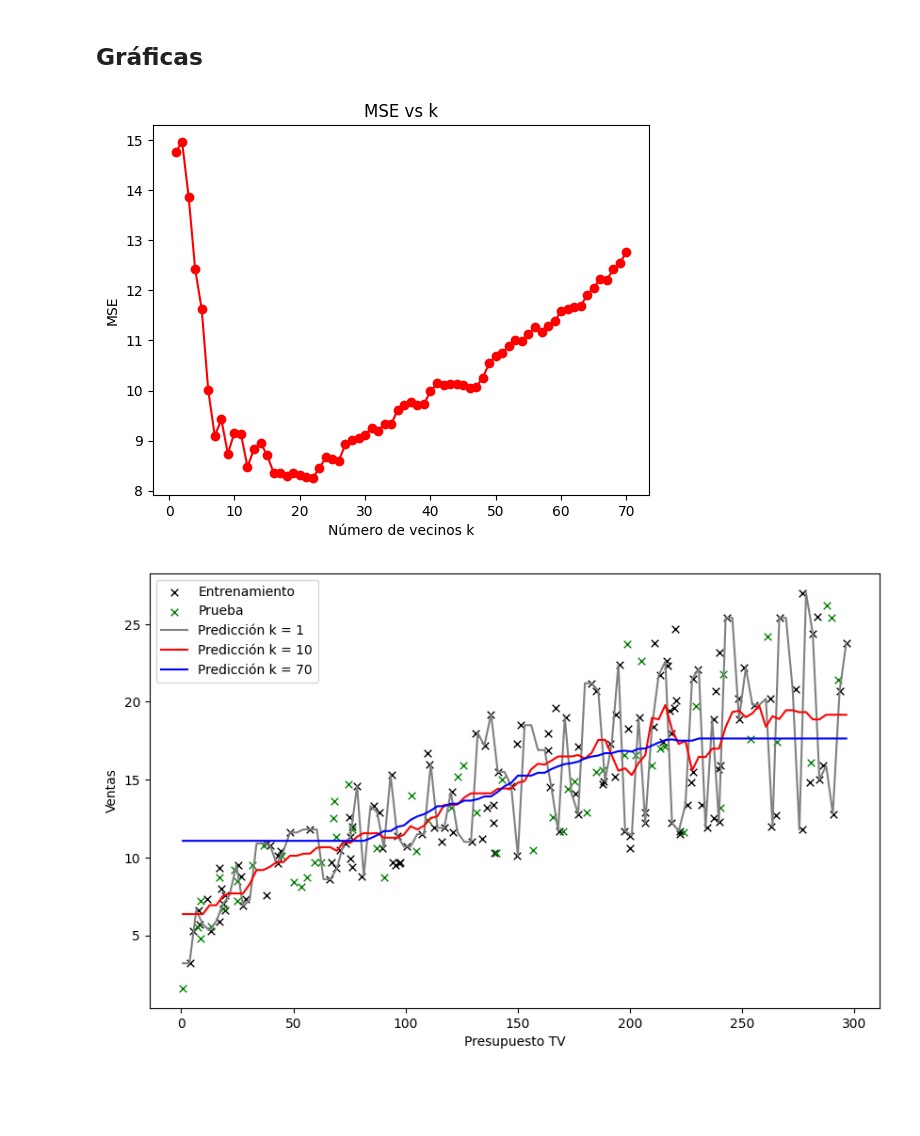
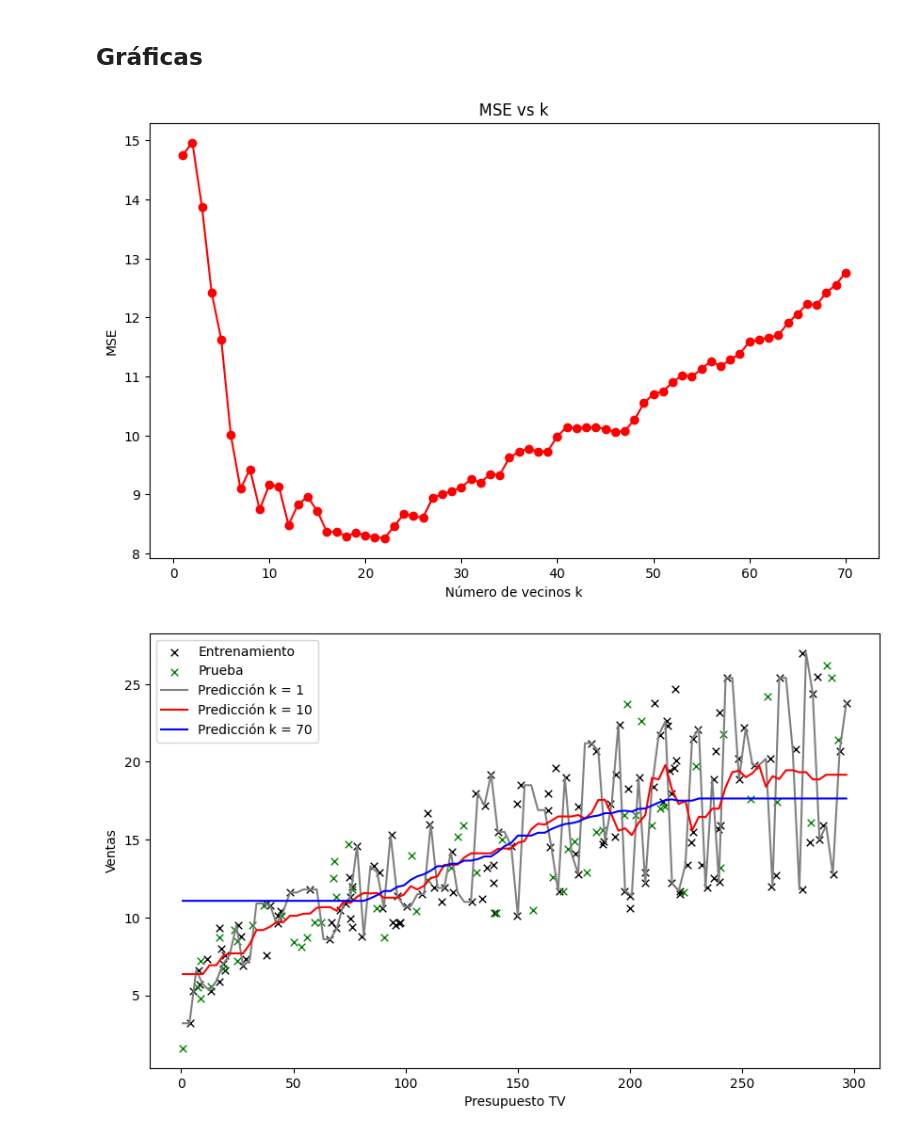
Before and after one commit to jcar2905/Curso_Ciencia_De_Datos, a Jupyter notebook: Unidad _uno/Actividad_dos.ipynb, the cells around one changed output. Cells and saved outputs as stored; diff of their text form; code cells hidden in the pictures; blank space fills up the shorter version.

```diff
--- a/Unidad _uno/Actividad_dos.ipynb
+++ b/Unidad _uno/Actividad_dos.ipynb
@@ -131,13 +131,14 @@ for k in k_list:
 ## Gráficas
 # %%
 # Se grafica MSE vs cada k
+plt.figure(figsize=(10,6))
 plt.plot(k_list, mse_list, marker = "o", color = "red")
 plt.xlabel("Número de vecinos k")
 plt.ylabel("MSE")
 plt.title("MSE vs k")
 plt.show()
 # %% [output]
-[figure, old version]
+[figure, new version]
 # %%
 X_range = np.linspace (X.min(), X.max(), 100).reshape(-1,1) # Rango continuo de X
 
```
